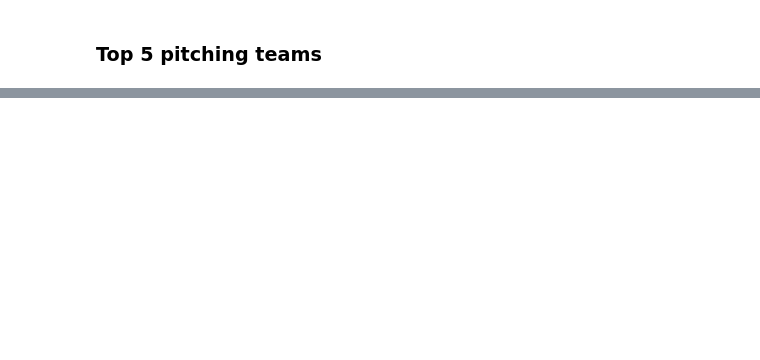
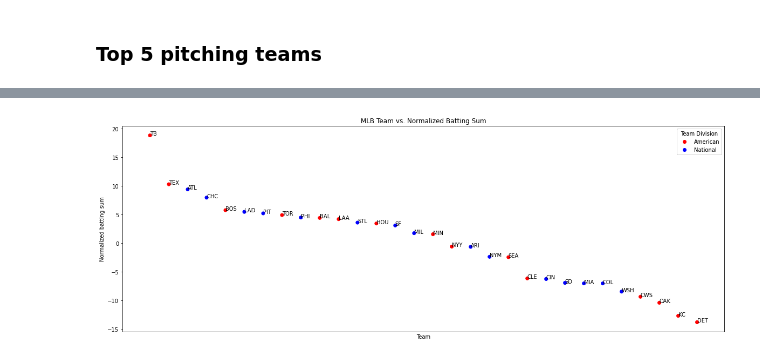
Before and after one commit to marcosfassiob/cmda3654_project, a Jupyter notebook: Project3.ipynb, the cells around one changed output, grey strips where cells are left out. Cells and saved outputs as stored; diff of their text form; code cells hidden in the pictures; blank space fills up the shorter version.

```diff
--- a/Project3.ipynb
+++ b/Project3.ipynb
@@ -406,0 +445,22 @@ Everyone contributed to each part equally. This includes the web scraping, visua
+# %%
+# a little formatting
+plt.rcParams["figure.figsize"] = (20, 7)
+colors = col.ListedColormap(["red", "blue"])
+# %%
+fig, ax = plt.subplots()
+scatter = ax.scatter(batting_results["Initials"], batting_results["Sum"],
+                     c=pd.factorize(batting_results['Division'])[0], cmap=colors)
+
+legend, _ = scatter.legend_elements()
+legend = ax.legend(legend, ["American", "National"], loc="upper right", title="Team Division")
+
+ax.add_artist(legend)
+ax.get_xaxis().set_ticks([])
+ax.set_xlabel("Team")
+ax.set_ylabel("Normalized batting sum")
+ax.set_title("MLB Team vs. Normalized Batting Sum")
+
+for i in range((len(batting_results["Initials"]))):
+    ax.text(batting_results.Initials[i], batting_results.Sum[i], batting_results.Initials[i])
+# %% [output]
+[figure, added]
```
Also changed, not shown: parts of 19 cells of this notebook.
